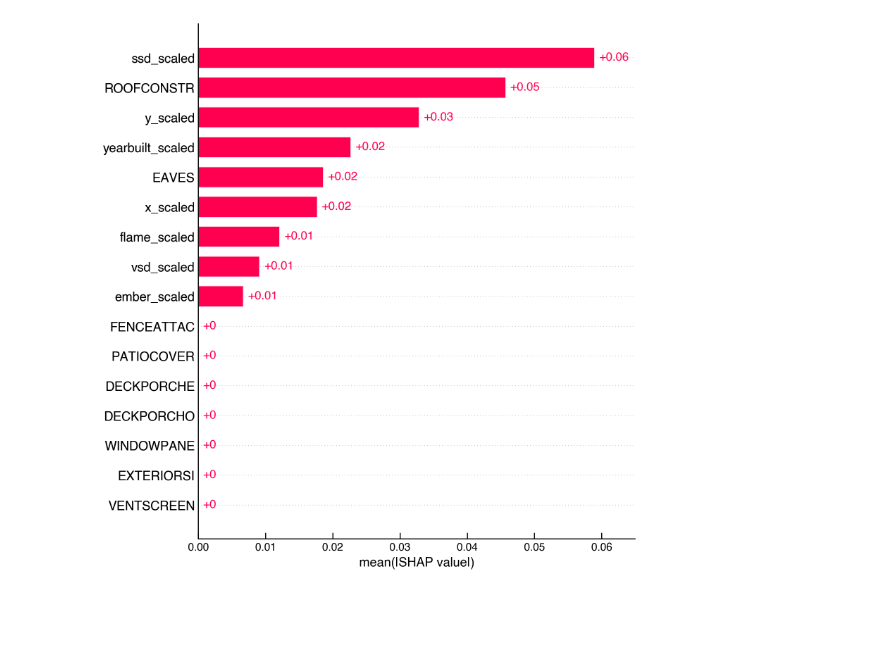
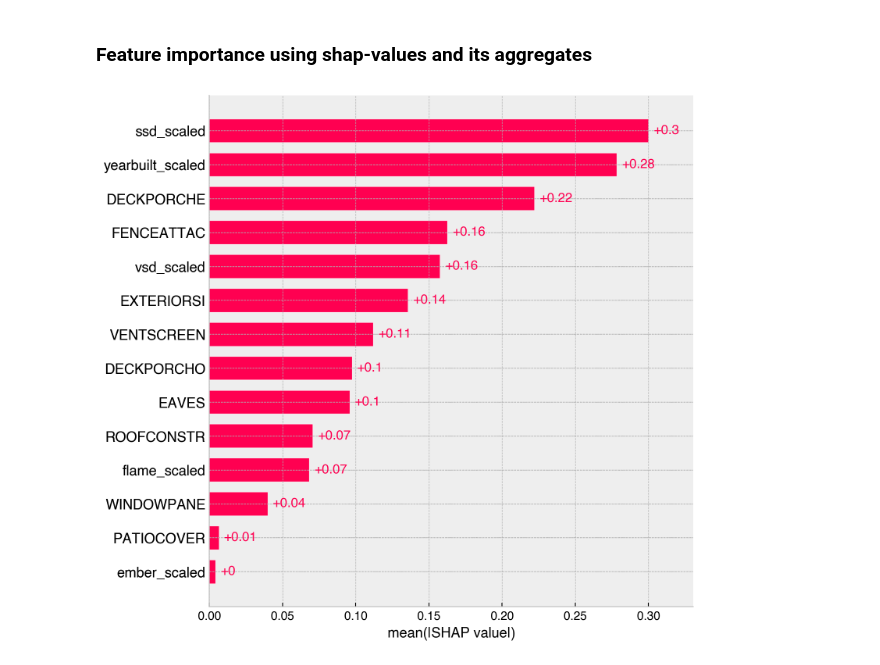
Before and after one commit to berkeley-firelab/DINS_data_analysis, a Jupyter notebook: intexplainables.ipynb, the cells around one changed output. Cells and saved outputs as stored; diff of their text form; code cells hidden in the pictures; blank space fills up the shorter version.

Commit message:
Logistic regression and shap aggregation

```diff
--- a/intexplainables.ipynb
+++ b/intexplainables.ipynb
@@ -10,7 +10,7 @@ import shap
 import matplotlib as mpl
 import matplotlib.pyplot as plt
 
-plt.style.use('default')
+plt.style.use('bmh')
 plt_params = {
     ## math font settings
     "text.usetex": False,
@@ -18,30 +18,7 @@ plt_params = {
     "font.family": "sans-serif",
     "font.sans-serif": "Helvetica",
     "text.latex.preamble": "".join([r"\usepackage{amsmath}",
-                                    r"\usepackage{amssymb}"]),
-
-    ## graph settings
-    "font.size" : 12,         ## general font size
-    "axes.labelsize": 12,     ## fontsize of the axes labels
-    "xtick.labelsize" : 12,
-    "ytick.labelsize" : 12,
-    "legend.fontsize" : 12,
-    "figure.figsize": [5.5, 4.5],
-
-    "axes.linewidth" : 1,
-    "xtick.minor.visible" : False,
-    "ytick.minor.visible" : False,
-
-    "xtick.major.size" : 6,
-    "xtick.minor.size" : 3,
-    "ytick.major.size" : 6,
-    "ytick.minor.size" : 3,
-    "xtick.major.width" : 1,
-    "xtick.minor.width" : 1,
-    "ytick.major.width" : 1,
-    "ytick.minor.width" : 1,
-    "xtick.direction" : "in",
-    "ytick.direction" : "in"
+                                    r"\usepackage{amssymb}"])
 }
 mpl.rcParams.update(plt_params)
 
@@ -90,7 +69,7 @@ def treat_encoded_shap_vals(sv, X, data_dict):
     shap_values = sv
     # reconstruct the original dataset before encoding
     X_cat_cols = data_dict["X_encoder"].get_feature_names_out().tolist()
-    X_num_cols = ['yearbuilt_scaled', 'ssd_scaled', 'ember_scaled', 'flame_scaled', 'vsd_scaled', 'x_scaled', 'y_scaled']
+    X_num_cols = ['yearbuilt_scaled', 'ssd_scaled', 'ember_scaled', 'flame_scaled', 'vsd_scaled']
 
     X_cat_original = data_dict["X_encoder"].inverse_transform(X[X_cat_cols])
     X_cat_original = pd.DataFrame(X_cat_original, columns=data_dict["X_encoder"].feature_names_in_)
@@ -123,4 +102,4 @@ def treat_encoded_shap_vals(sv, X, data_dict):
     shap_values.data = X_original.values
     shap_values.feature_names = feature_names.to_list() + X_num_cols
 
-    return shap_values
+    return shap_values, X_original
@@ -177 +118,5 @@ shap_values.feature_names = feature_names.to_list() + X_num_cols
+# %%
+explainer       = shap.Explainer(model_log_odds, masker=X_test)
+shap_values_exp = explainer(X_test)
+shap_values, X_test_original = treat_encoded_shap_vals(shap_values_exp, X_test, data_dict)
 # %% [markdown]
@@ -179,4 +142,6 @@ shap_values.feature_names = feature_names.to_list() + X_num_cols
+# %% [markdown]
+### Feature importance using shap-values and its aggregates
 # %%
-shap.plots.bar(nsh, max_display=16)
+shap.plots.bar(shap_values, max_display=16)
 # %% [output]
-[figure, old version]
+[figure, new version]
```
Also changed, not shown: parts of 17 cells of this notebook, 3 other files.
